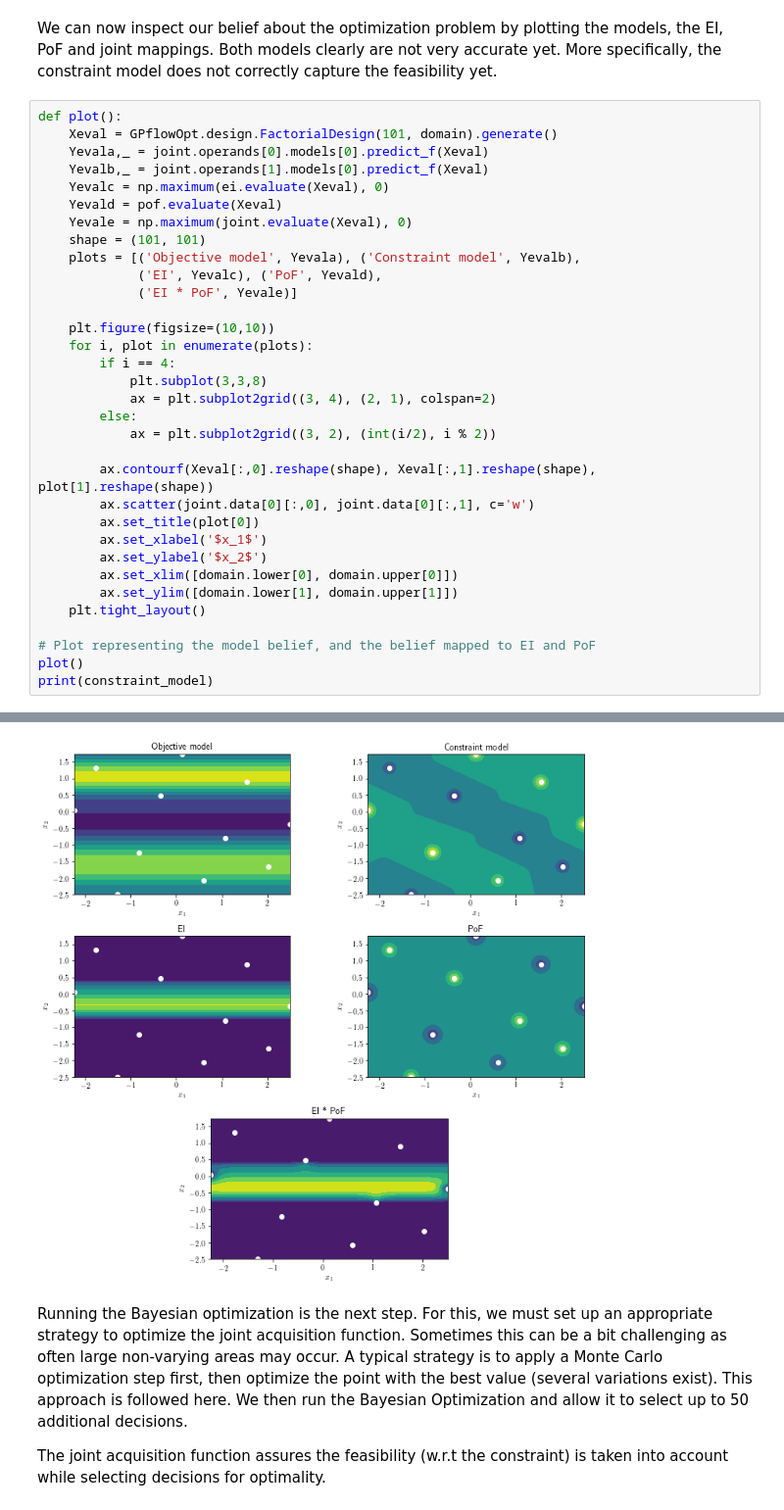
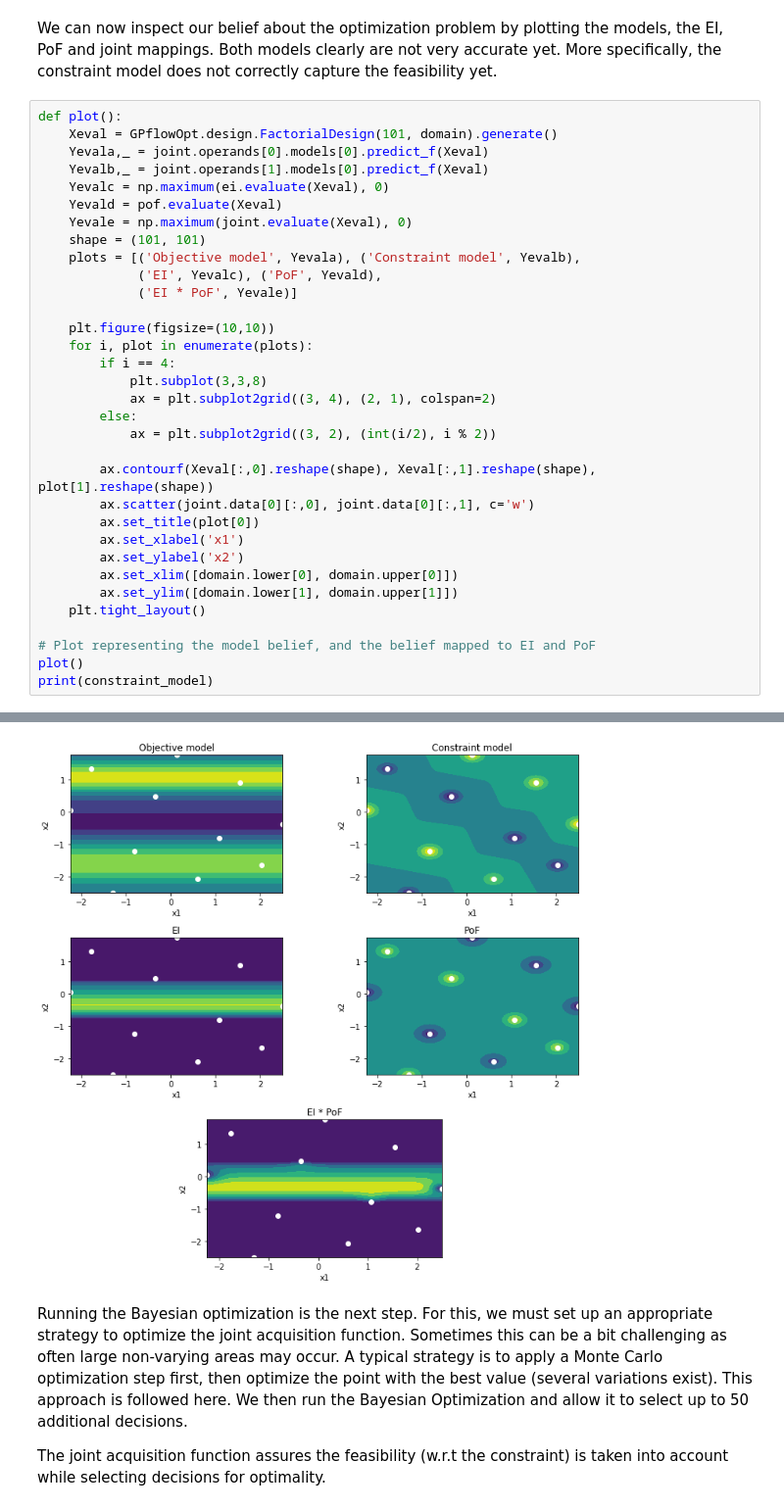
Before and after one commit to GPflow/GPflowOpt, a Jupyter notebook: doc/source/notebooks/constrained_bo.ipynb, the cells around one changed output, grey strips where cells are left out. Shown at 98% size. Cells and saved outputs as stored; diff of their text form.

```diff
--- a/doc/source/notebooks/constrained_bo.ipynb
+++ b/doc/source/notebooks/constrained_bo.ipynb
@@ -96,8 +98,8 @@ def plot():
         ax.contourf(Xeval[:,0].reshape(shape), Xeval[:,1].reshape(shape), plot[1].reshape(shape))
         ax.scatter(joint.data[0][:,0], joint.data[0][:,1], c='w')
         ax.set_title(plot[0])
-        ax.set_xlabel('$x_1$')
-        ax.set_ylabel('$x_2$')
+        ax.set_xlabel('x1')
+        ax.set_ylabel('x2')
         ax.set_xlim([domain.lower[0], domain.upper[0]])
         ax.set_ylim([domain.lower[1], domain.upper[1]])
     plt.tight_layout()
@@ -115,4 +117,4 @@ name.kern.variance transform:+ve prior:None
-[figure, old version]
+[figure, new version]
 # %% [markdown]
 Running the Bayesian optimization is the next step. For this, we must set up an appropriate strategy to optimize the joint acquisition function. Sometimes this can be a bit challenging as often large non-varying areas may occur. A typical strategy is to apply a Monte Carlo optimization step first, then optimize the point with the best value (several variations exist). This approach is followed here. We then run the Bayesian Optimization and allow it to select up to 50 additional decisions.
 
```
Also changed, not shown: parts of 8 cells of this notebook.
